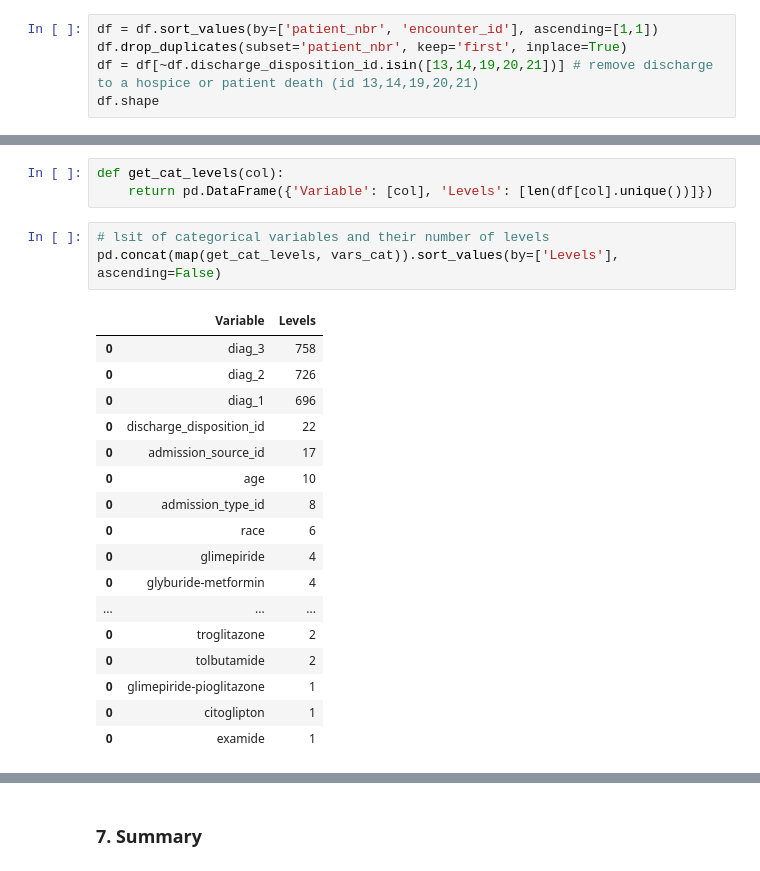
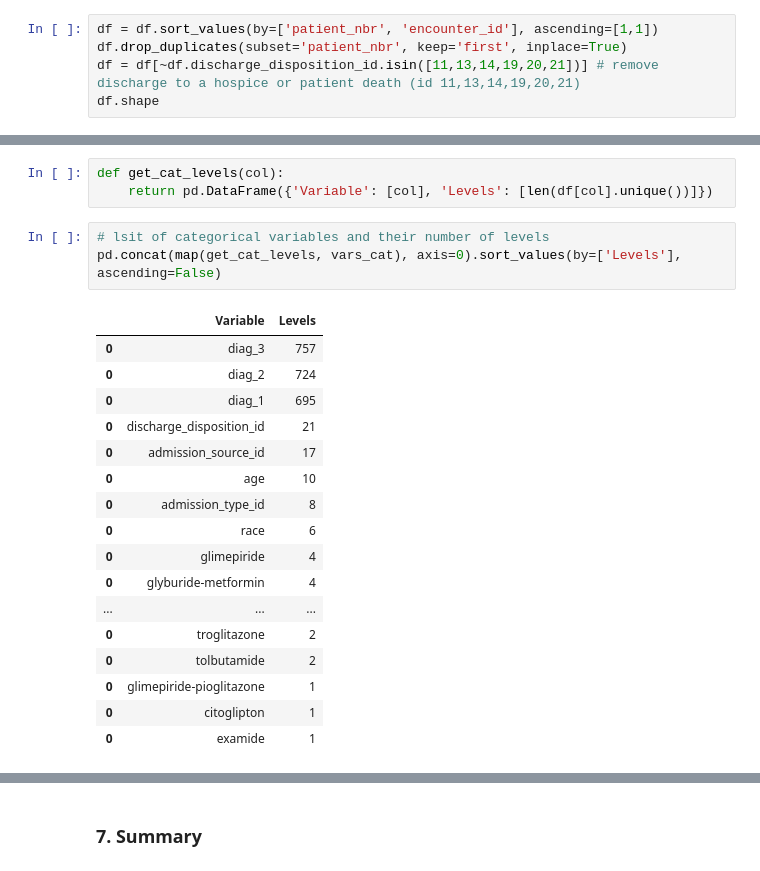
Before and after one commit to hwdsda/Springboard_Capstone1_diabetes_readmission_prediction, a Jupyter notebook: 2_Data_Wrangling.ipynb, the cells around one changed output, grey strips where cells are left out. Saved outputs shown, nothing was run; the diff lists cells and outputs as text.

```diff
--- a/2_Data_Wrangling.ipynb
+++ b/2_Data_Wrangling.ipynb
@@ -27,6 +28,6 @@ The preliminary dataset contained multiple inpatient visits for some patients an
 # %%
 df = df.sort_values(by=['patient_nbr', 'encounter_id'], ascending=[1,1])
 df.drop_duplicates(subset='patient_nbr', keep='first', inplace=True)
-df = df[~df.discharge_disposition_id.isin([13,14,19,20,21])] # remove discharge to a hospice or patient death (id 13,14,19,20,21)
+df = df[~df.discharge_disposition_id.isin([11,13,14,19,20,21])] # remove discharge to a hospice or patient death (id 11,13,14,19,20,21)
 df.shape
 # %% [output]
@@ -219,13 +220,13 @@ def get_cat_levels(col):
     return pd.DataFrame({'Variable': [col], 'Levels': [len(df[col].unique())]})
 # %%
 # lsit of categorical variables and their number of levels
-pd.concat(map(get_cat_levels, vars_cat)).sort_values(by=['Levels'], ascending=False)
+pd.concat(map(get_cat_levels, vars_cat), axis=0).sort_values(by=['Levels'], ascending=False)
 # %% [output]
 |  | Variable | Levels |
-| 0 | diag_3 | 758 |
-| 0 | diag_2 | 726 |
-| 0 | diag_1 | 696 |
-| 0 | discharge_disposition_id | 22 |
+| 0 | diag_3 | 757 |
+| 0 | diag_2 | 724 |
+| 0 | diag_1 | 695 |
+| 0 | discharge_disposition_id | 21 |
 | 0 | admission_source_id | 17 |
 | 0 | age | 10 |
 | 0 | admission_type_id | 8 |
```
Also changed, not shown: parts of 17 cells of this notebook, 1 other file.
